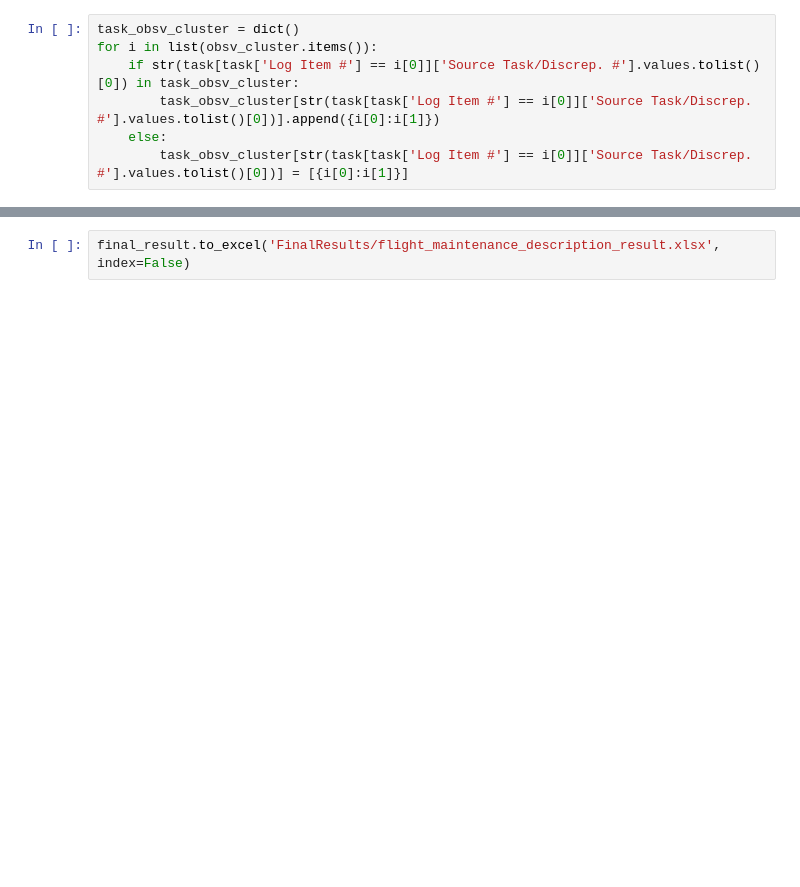
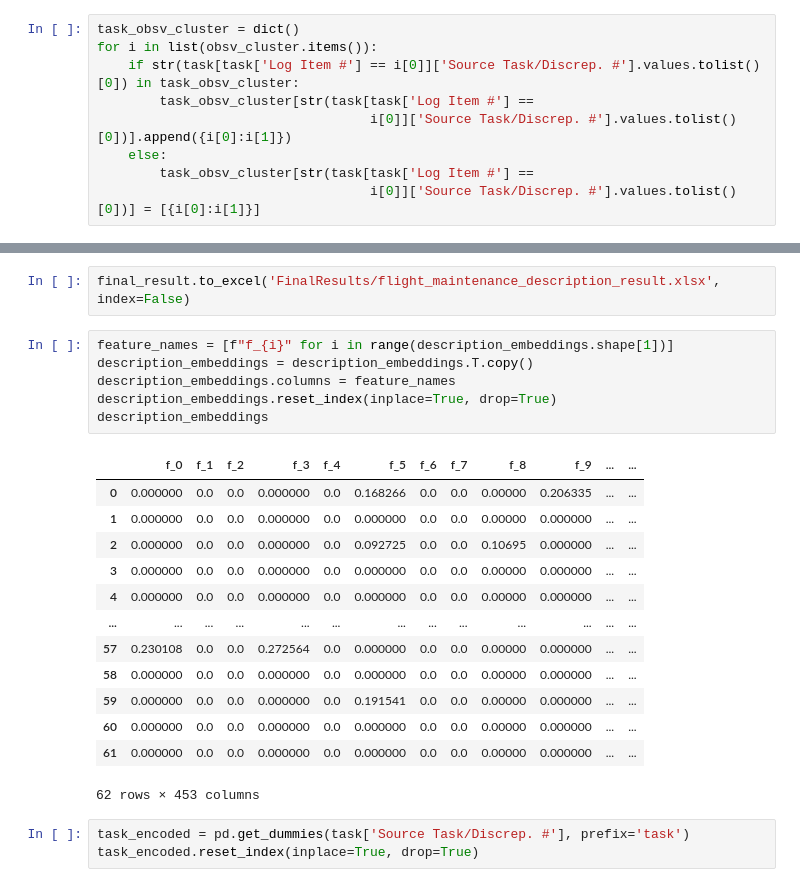
Before and after one commit to ranjithnrjk/gmr, a Jupyter notebook: flight_maintenance.ipynb, the cells around one changed output, grey strips where cells are left out. Cells and saved outputs as stored; diff of their text form; blank space fills up the shorter version.

```diff
--- a/flight_maintenance.ipynb
+++ b/flight_maintenance.ipynb
@@ -662,9 +692,11 @@ obsv_cluster
 task_obsv_cluster = dict()
 for i in list(obsv_cluster.items()):
     if str(task[task['Log Item #'] == i[0]]['Source Task/Discrep. #'].values.tolist()[0]) in task_obsv_cluster:
-        task_obsv_cluster[str(task[task['Log Item #'] == i[0]]['Source Task/Discrep. #'].values.tolist()[0])].append({i[0]:i[1]})
+        task_obsv_cluster[str(task[task['Log Item #'] ==
+                                   i[0]]['Source Task/Discrep. #'].values.tolist()[0])].append({i[0]:i[1]})
     else:
-        task_obsv_cluster[str(task[task['Log Item #'] == i[0]]['Source Task/Discrep. #'].values.tolist()[0])] = [{i[0]:i[1]}]
+        task_obsv_cluster[str(task[task['Log Item #'] ==
+                                   i[0]]['Source Task/Discrep. #'].values.tolist()[0])] = [{i[0]:i[1]}]
 # %%
 task_obsv_cluster
 # %% [output]
@@ -1062,3 +1091,26 @@ final_result.head()
 | 4 | [AIRCRAFT ARRIVAL INSPECTION] | [HMV23/000059/0923/7, HMV23/00005... | [DURING INSPECTION FOUND FOLLOWIN... | 2 |
 # %%
 final_result.to_excel('FinalResults/flight_maintenance_description_result.xlsx', index=False)
+# %%
+feature_names = [f"f_{i}" for i in range(description_embeddings.shape[1])]
+description_embeddings = description_embeddings.T.copy()
+description_embeddings.columns = feature_names
+description_embeddings.reset_index(inplace=True, drop=True)
+description_embeddings
+# %% [output]
+|  | f_0 | f_1 | f_2 | f_3 | f_4 | f_5 | f_6 | f_7 | f_8 | f_9 | ... | ... |
+| 0 | 0.000000 | 0.0 | 0.0 | 0.000000 | 0.0 | 0.168266 | 0.0 | 0.0 | 0.00000 | 0.206335 | ... | ... |
+| 1 | 0.000000 | 0.0 | 0.0 | 0.000000 | 0.0 | 0.000000 | 0.0 | 0.0 | 0.00000 | 0.000000 | ... | ... |
+| 2 | 0.000000 | 0.0 | 0.0 | 0.000000 | 0.0 | 0.092725 | 0.0 | 0.0 | 0.10695 | 0.000000 | ... | ... |
+| 3 | 0.000000 | 0.0 | 0.0 | 0.000000 | 0.0 | 0.000000 | 0.0 | 0.0 | 0.00000 | 0.000000 | ... | ... |
+| 4 | 0.000000 | 0.0 | 0.0 | 0.000000 | 0.0 | 0.000000 | 0.0 | 0.0 | 0.00000 | 0.000000 | ... | ... |
+| ... | ... | ... | ... | ... | ... | ... | ... | ... | ... | ... | ... | ... |
+| 57 | 0.230108 | 0.0 | 0.0 | 0.272564 | 0.0 | 0.000000 | 0.0 | 0.0 | 0.00000 | 0.000000 | ... | ... |
+| 58 | 0.000000 | 0.0 | 0.0 | 0.000000 | 0.0 | 0.000000 | 0.0 | 0.0 | 0.00000 | 0.000000 | ... | ... |
+| 59 | 0.000000 | 0.0 | 0.0 | 0.000000 | 0.0 | 0.191541 | 0.0 | 0.0 | 0.00000 | 0.000000 | ... | ... |
+| 60 | 0.000000 | 0.0 | 0.0 | 0.000000 | 0.0 | 0.000000 | 0.0 | 0.0 | 0.00000 | 0.000000 | ... | ... |
+| 61 | 0.000000 | 0.0 | 0.0 | 0.000000 | 0.0 | 0.000000 | 0.0 | 0.0 | 0.00000 | 0.000000 | ... | ... |
+62 rows × 453 columns
+# %%
+task_encoded = pd.get_dummies(task['Source Task/Discrep. #'], prefix='task')
+task_encoded.reset_index(inplace=True, drop=True)
```
Also changed, not shown: parts of 29 cells of this notebook, 3 other files.
